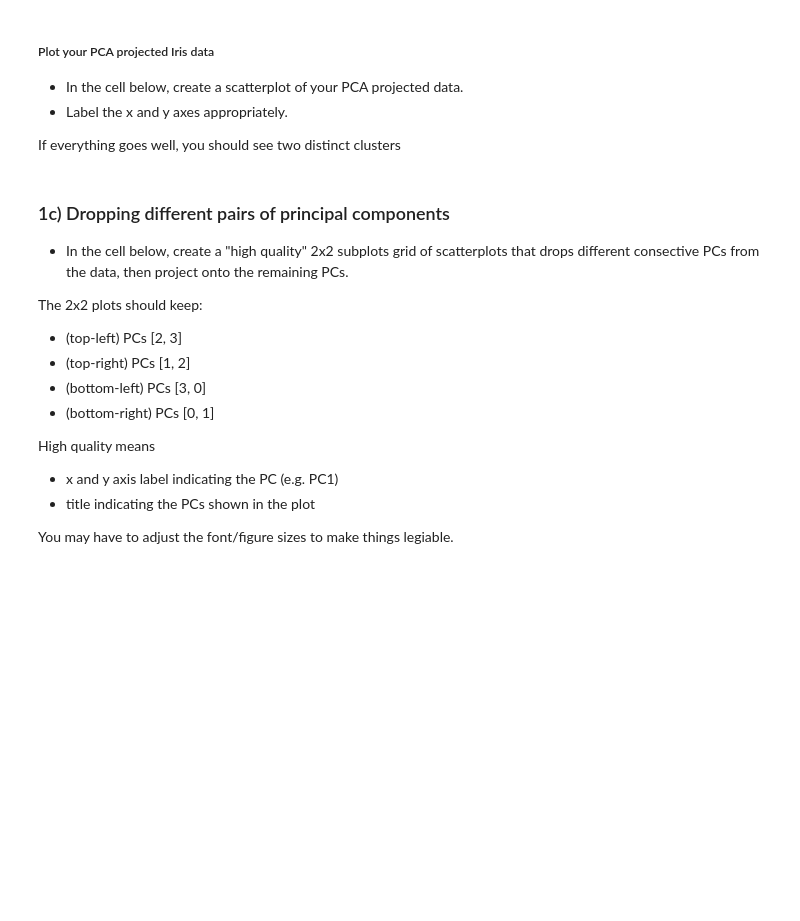
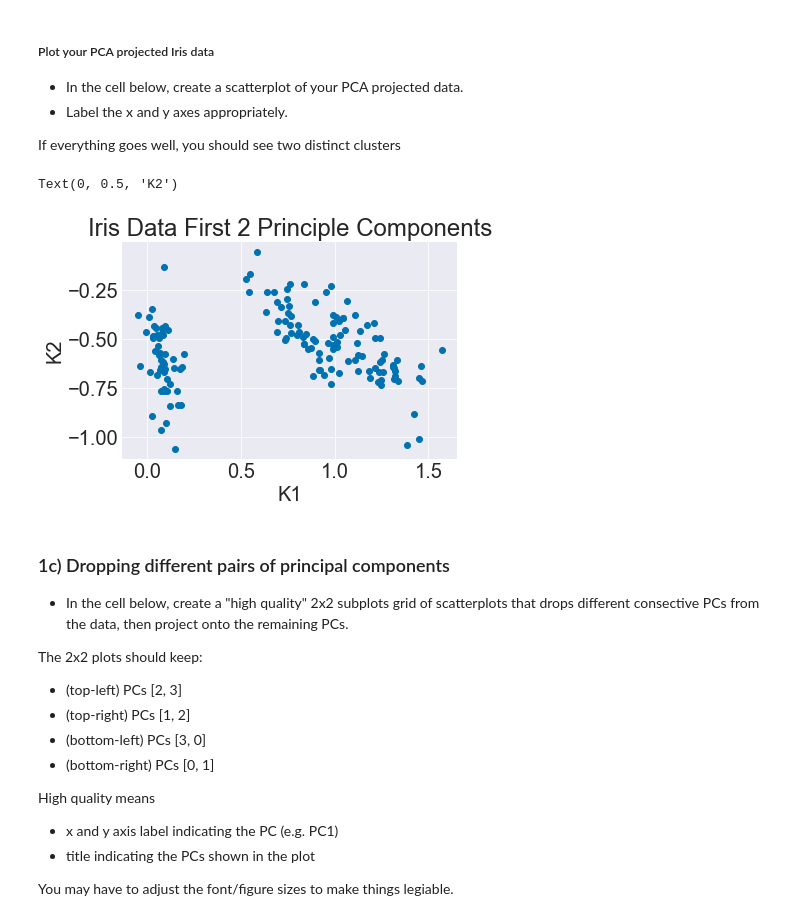
Before and after one commit to mattjax16/cs251, a Jupyter notebook: project4/pca.ipynb, the cells around one changed output. Drawn from its saved outputs; the diff is of its cells as text; code cells hidden in the pictures; blank space fills up the shorter version.

```diff
--- a/project4/pca.ipynb
+++ b/project4/pca.ipynb
@@ -231,6 +237,15 @@ print(iris_proj.shape)
 - Label the x and y axes appropriately.
 
 If everything goes well, you should see two distinct clusters
+# %%
+fig, ax = plt.subplots(1,1)
+ax.scatter(iris_proj[:,0],iris_proj[:,1])
+ax.set_title('Iris Data First 2 Principle Components')
+ax.set_xlabel('K1')
+ax.set_ylabel('K2')
+# %% [output]
+Text(0, 0.5, 'K2')
+[figure, added]
 # %% [markdown]
 ### 1c) Dropping different pairs of principal components
 
```
Also changed, not shown: parts of 6 cells of this notebook, 2 other files.
